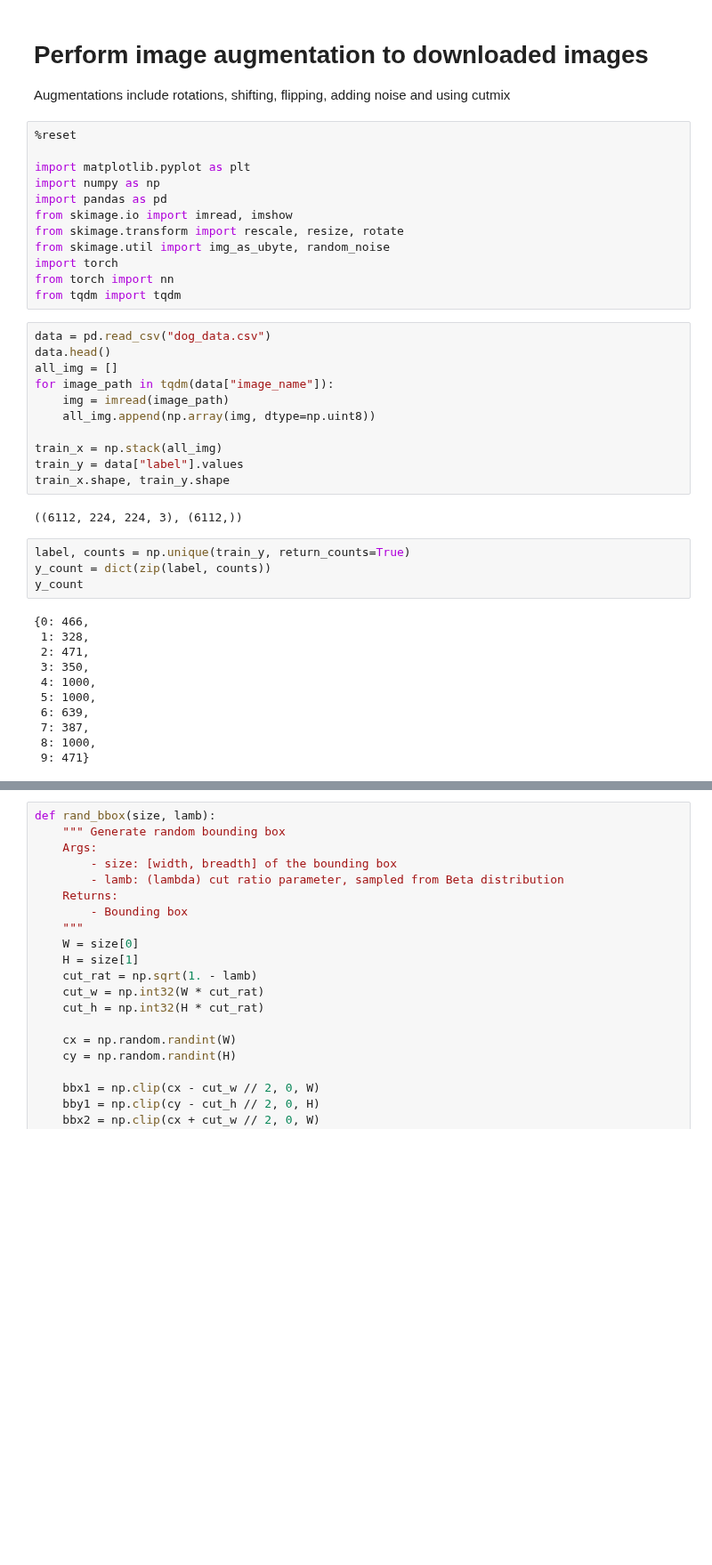
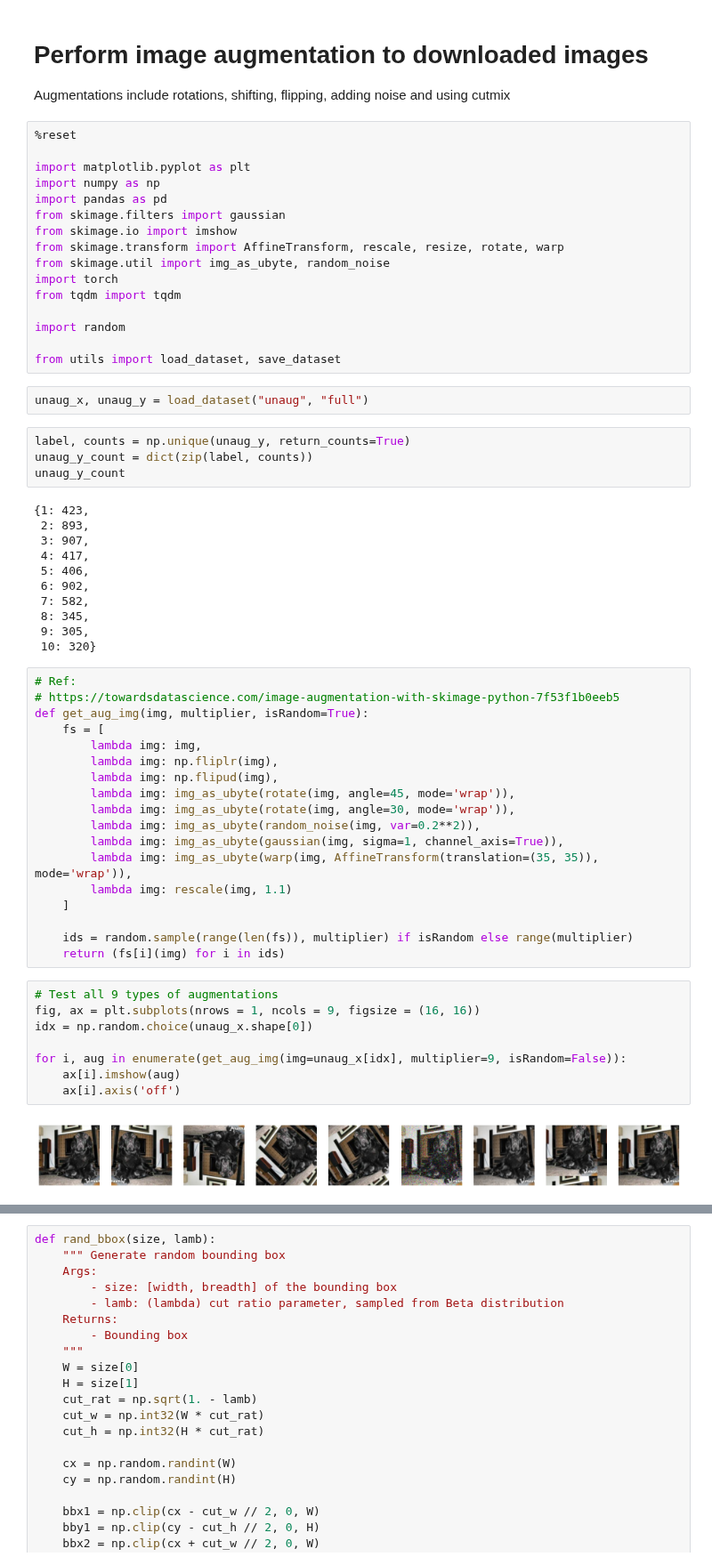
Before and after one commit to Chen-Yiyang/cs4243_project, a Jupyter notebook: main_notebook.ipynb, the cells around one changed output, grey strips where cells are left out. Shown at 89% size. Cells and saved outputs as stored; diff of their text form; blank space fills up the shorter version.

```diff
--- a/main_notebook.ipynb
+++ b/main_notebook.ipynb
@@ -328,37 +329,58 @@ Augmentations include rotations, shifting, flipping, adding noise and using cutm
 import matplotlib.pyplot as plt
 import numpy as np
 import pandas as pd
-from skimage.io import imread, imshow
-from skimage.transform import rescale, resize, rotate
+from skimage.filters import gaussian
+from skimage.io import imshow
+from skimage.transform import AffineTransform, rescale, resize, rotate, warp
 from skimage.util import img_as_ubyte, random_noise
 import torch
-from torch import nn
 from tqdm import tqdm
+
+import random
+
+from utils import load_dataset, save_dataset
-# %%
-data = pd.read_csv("dog_data.csv")
-data.head()
-all_img = []
-for image_path in tqdm(data["image_name"]):
-    img = imread(image_path)
-    all_img.append(np.array(img, dtype=np.uint8))
-
-train_x = np.stack(all_img)
-train_y = data["label"].values
-train_x.shape, train_y.shape
-# %% [output]
-((6112, 224, 224, 3), (6112,))
+# %%
+unaug_x, unaug_y = load_dataset("unaug", "full")
 # %%
-label, counts = np.unique(train_y, return_counts=True)
-y_count = dict(zip(label, counts))
-y_count
+label, counts = np.unique(unaug_y, return_counts=True)
+unaug_y_count = dict(zip(label, counts))
+unaug_y_count
 # %% [output]
-{0: 466,
- 1: 328,
- 2: 471,
- 3: 350,
- 4: 1000,
- 5: 1000,
- 6: 639,
- 7: 387,
- 8: 1000,
- 9: 471}
+{1: 423,
+ 2: 893,
+ 3: 907,
+ 4: 417,
+ 5: 406,
+ 6: 902,
+ 7: 582,
+ 8: 345,
+ 9: 305,
+ 10: 320}
+# %%
+# Ref:
+# https://towardsdatascience.com/image-augmentation-with-skimage-python-7f53f1b0eeb5
+def get_aug_img(img, multiplier, isRandom=True):
+    fs = [
+        lambda img: img,
+        lambda img: np.fliplr(img),
+        lambda img: np.flipud(img),
+        lambda img: img_as_ubyte(rotate(img, angle=45, mode='wrap')),
+        lambda img: img_as_ubyte(rotate(img, angle=30, mode='wrap')),
+        lambda img: img_as_ubyte(random_noise(img, var=0.2**2)),
+        lambda img: img_as_ubyte(gaussian(img, sigma=1, channel_axis=True)),
+        lambda img: img_as_ubyte(warp(img, AffineTransform(translation=(35, 35)), mode='wrap')),
+        lambda img: rescale(img, 1.1)
+    ]
+
+    ids = random.sample(range(len(fs)), multiplier) if isRandom else range(multiplier)
+    return (fs[i](img) for i in ids)
+# %%
+# Test all 9 types of augmentations
+fig, ax = plt.subplots(nrows = 1, ncols = 9, figsize = (16, 16))
+idx = np.random.choice(unaug_x.shape[0])
+
+for i, aug in enumerate(get_aug_img(img=unaug_x[idx], multiplier=9, isRandom=False)):
+    ax[i].imshow(aug)
+    ax[i].axis('off')
+# %% [output]
+[figure, added]
```
Also changed, not shown: parts of 25 cells of this notebook, 2 other files.
